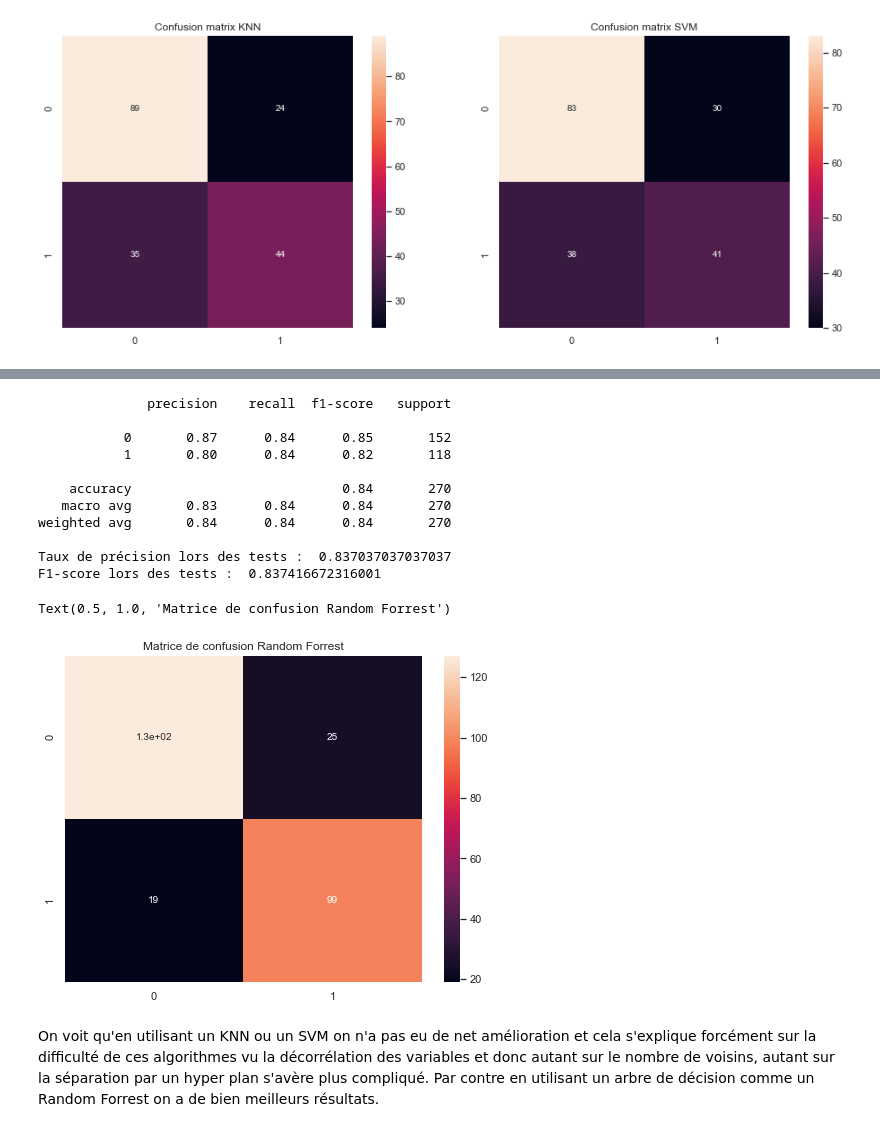
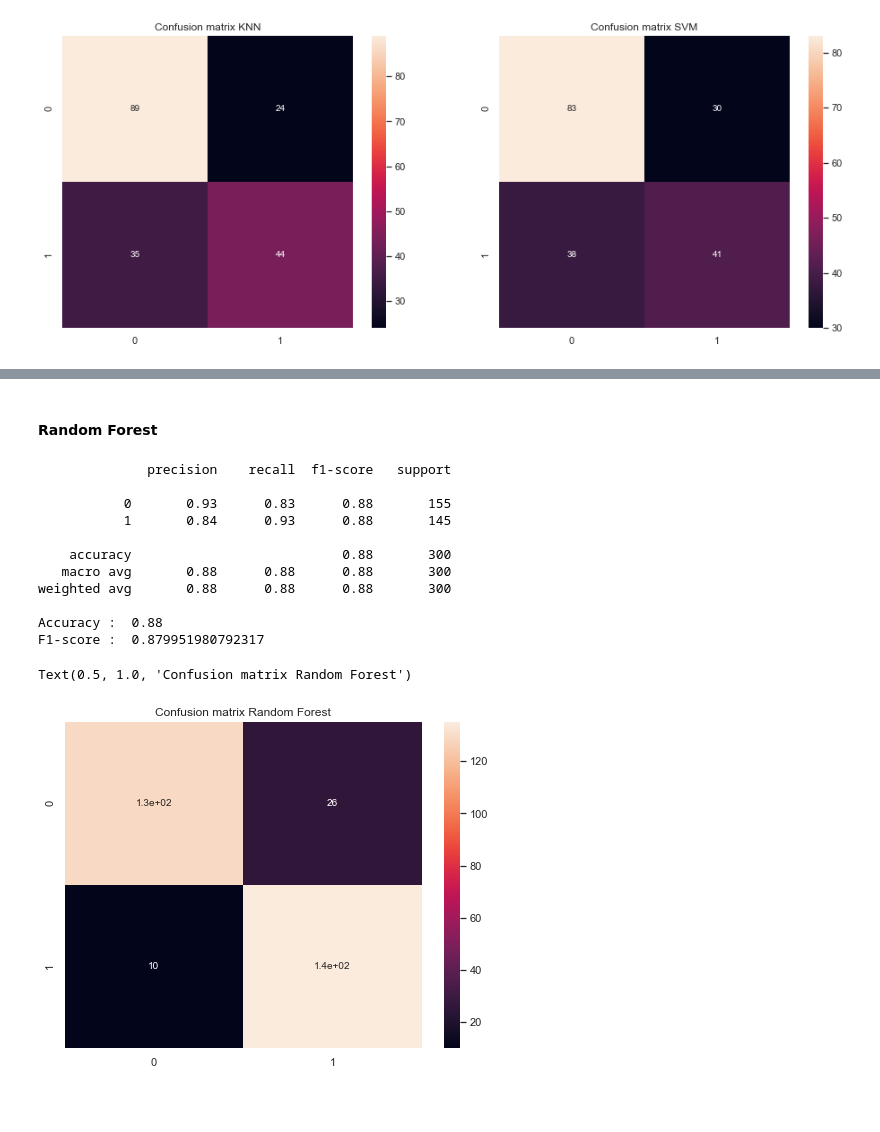
Before and after one commit to MohamedNennouche/pima-diabetes, a Jupyter notebook: pima-notebook.ipynb, the cells around one changed output, grey strips where cells are left out. Drawn from its saved outputs; the diff is of its cells as text; code cells hidden in the pictures; blank space fills up the shorter version.

```diff
--- a/pima-notebook.ipynb
+++ b/pima-notebook.ipynb
@@ -539,7 +543,7 @@ data_pima_resampling = data_pima.copy()
 data_no = data_pima_resampling[data_pima_resampling["Outcome"]==0]
 data_yes = data_pima_resampling[data_pima_resampling["Outcome"]==1]
 
-data_yes = resample(data_yes, replace=True, n_samples=400,random_state=123)
+data_yes = resample(data_yes, replace=True, n_samples=500,random_state=123)
 
 data_pima_balanced = pd.concat([data_no, data_yes])
 data_pima_balanced["Outcome"].value_counts()
@@ -608,27 +614,27 @@ Text(0.5, 1.0, 'Matrice de confusion SVM')
+# %% [markdown]
+#### Random Forest
 # %%
 forrest_balanced = RandomForestClassifier(n_estimators = 700, max_features = 'sqrt', criterion = 'entropy', class_weight='balanced', random_state = 10).fit(fv_train_balanced,etiq_train_balanced)
 yforrest_balanced = forrest_balanced.predict(fv_test_balanced)
 print(metrics.classification_report(etiq_test_balanced,yforrest_balanced))
 
-print("Taux de précision lors des tests : ",metrics.accuracy_score(etiq_test_balanced, yforrest_balanced))
-print("F1-score lors des tests : ",metrics.f1_score(etiq_test_balanced, yforrest_balanced, average='weighted'))
+print("Accuracy : ",metrics.accuracy_score(etiq_test_balanced, yforrest_balanced))
+print("F1-score : ",metrics.f1_score(etiq_test_balanced, yforrest_balanced, average='macro'))
 
 plt.figure(figsize=(8,6))
 sns.heatmap(metrics.confusion_matrix(etiq_test_balanced, yforrest_balanced), annot=True, annot_kws={"size": 10})
-plt.title("Matrice de confusion Random Forrest")
+plt.title("Confusion matrix Random Forest")
 # %% [output]
               precision    recall  f1-score   support
 
-           0       0.87      0.84      0.85       152
-           1       0.80      0.84      0.82       118
+           0       0.93      0.83      0.88       155
+           1       0.84      0.93      0.88       145
 
-    accuracy                           0.84       270
-   macro avg       0.83      0.84      0.84       270
-weighted avg       0.84      0.84      0.84       270
+    accuracy                           0.88       300
+   macro avg       0.88      0.88      0.88       300
+weighted avg       0.88      0.88      0.88       300
 
-Taux de précision lors des tests :  0.837037037037037
-F1-score lors des tests :  0.837416672316001
+Accuracy :  0.88
+F1-score :  0.879951980792317
-Text(0.5, 1.0, 'Matrice de confusion Random Forrest')
+Text(0.5, 1.0, 'Confusion matrix Random Forest')
-[figure, old version]
+[figure, new version]
-# %% [markdown]
-On voit qu'en utilisant un KNN ou un SVM on n'a pas eu de net amélioration et cela s'explique forcément sur la difficulté de ces algorithmes vu la décorrélation des variables et donc autant sur le nombre de voisins, autant sur la séparation par un hyper plan s'avère plus compliqué. Par contre en utilisant un arbre de décision comme un Random Forrest on a de bien meilleurs résultats.
```
Also changed, not shown: parts of 12 cells of this notebook, 1 other file.
